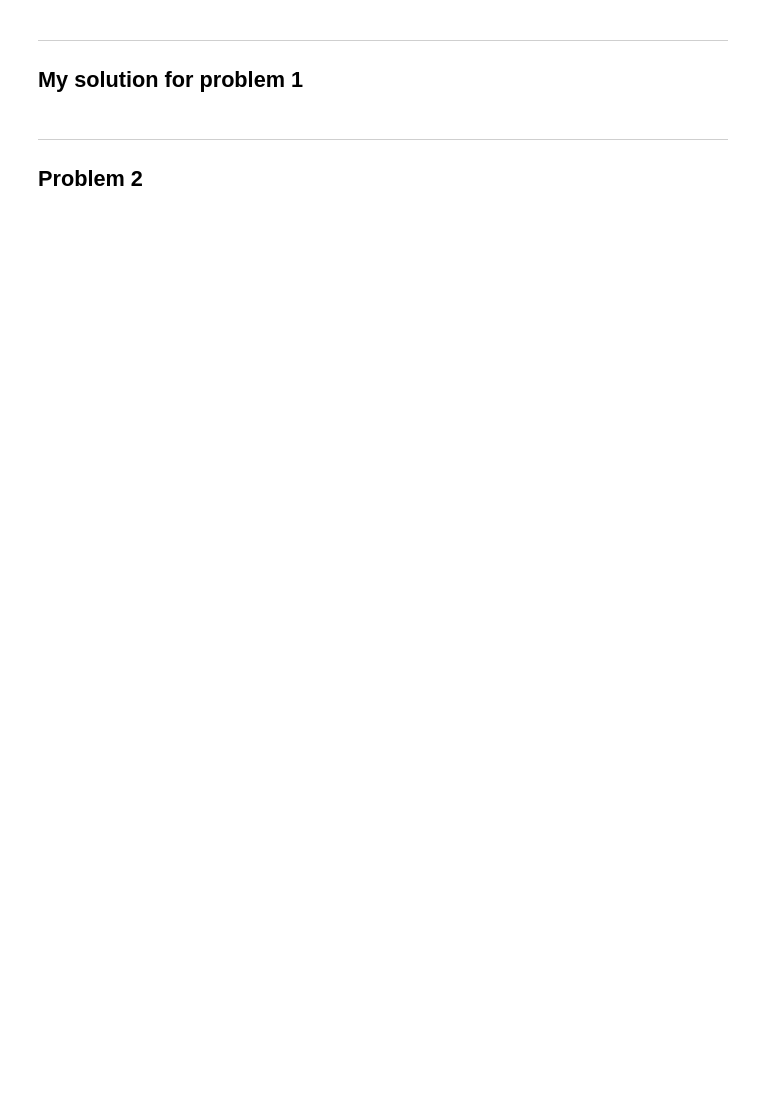
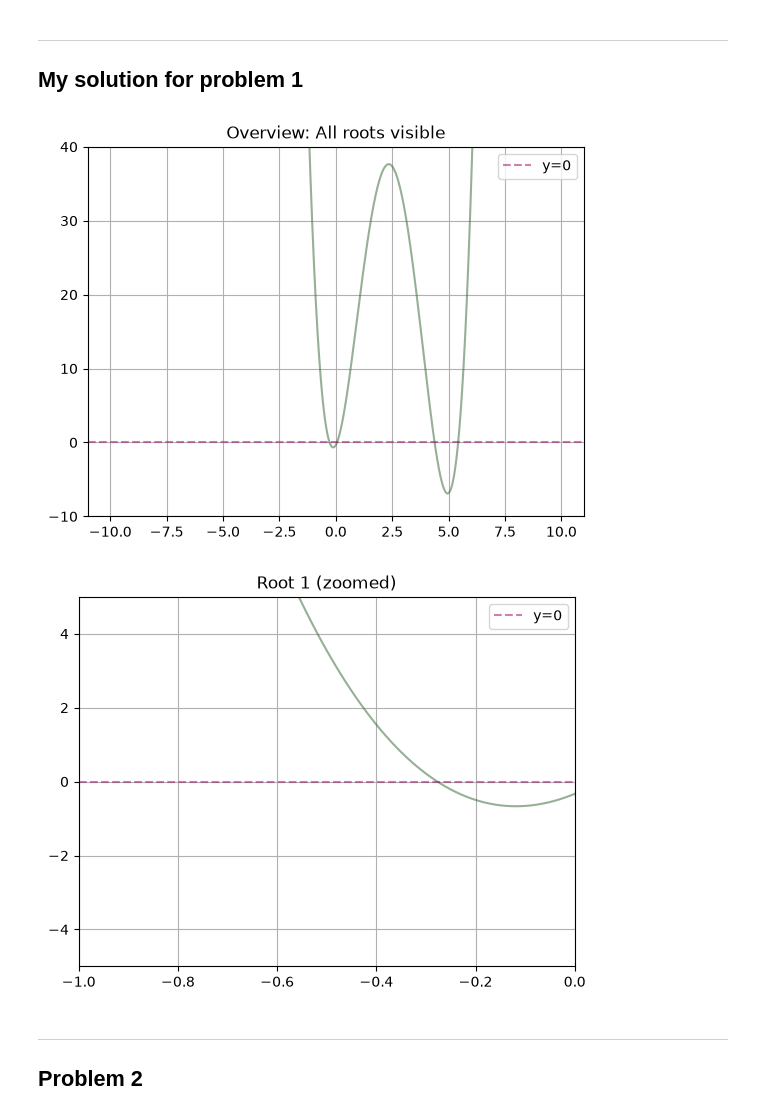
Before and after one commit to Tsavoritel/Silly-Scripts, a Jupyter notebook: PythonLabs/Elise_Collins_Lab2.ipynb, the cells around one changed output. Saved outputs shown, nothing was run; the diff lists cells and outputs as text; code cells hidden in the pictures; blank space fills up the shorter version.

Commit message:
added first plot

```diff
--- a/PythonLabs/Elise_Collins_Lab2.ipynb
+++ b/PythonLabs/Elise_Collins_Lab2.ipynb
@@ -20,23 +18,36 @@ import labx as mx # Remenber to donwload labx.pyc from the course website
 # %% [markdown]
 ---
 ## My solution for problem 1
+# %%
+color1 = "#38693886"
+color2 = "#7d3b9b87"
+color3 = "#a0106987"
 # %%
 x = np.arange(-10, 10, 0.01)
+y = mx.lab_2_problem_1(x, student_id)
 
 # First overview graph
 plt.figure()
-plt.plot(x, y)
+plt.plot(x, y, color=color1)
+plt.ylim(-10, 40) # Adjust to show y=0 line clearly
 plt.title("Overview: All roots visible")
+plt.axhline(0, color=color3, linestyle="--", label="y=0")
+plt.legend()
 plt.grid(True)
 plt.show()
+
 # Then separate graphs for each root
-plt.figure()
-plt.plot(x, y)
-plt.xlim(-8, -6) # Example: adjust to zoom to first root
+plt.plot(x, y, color=color1)
+plt.xlim(-1, 0) # Example: adjust to zoom to first root
 plt.ylim(-5, 5) # Adjust to show y=0 line clearly
 plt.title("Root 1 (zoomed)")
+plt.axhline(0, color=color3, linestyle="--", label="y=0")
+plt.legend()
 plt.grid(True)
 plt.show()
+# %% [output]
+[figure, added]
+[figure, added]
 # %% [markdown]
 ---
 
```
Also changed, not shown: parts of 2 cells of this notebook.
